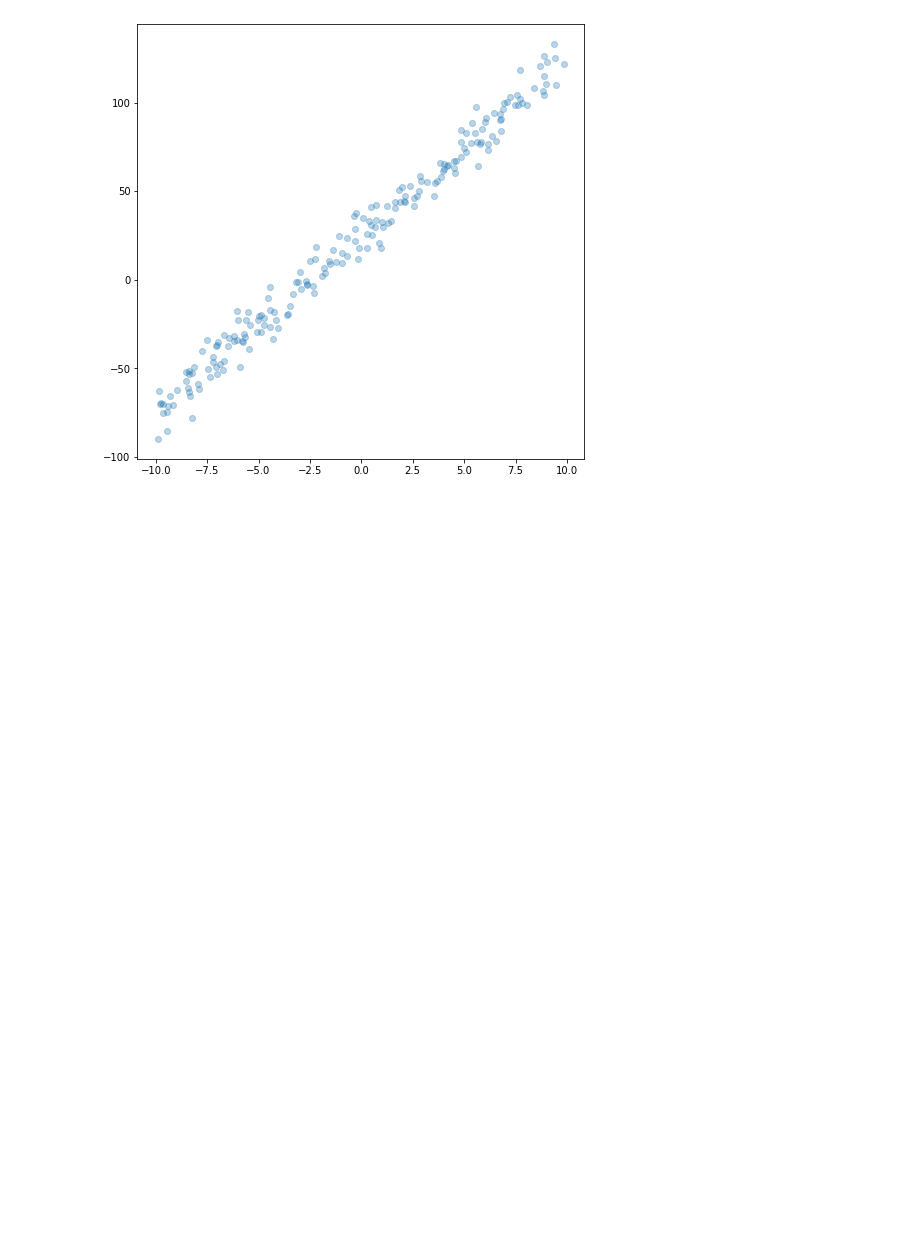
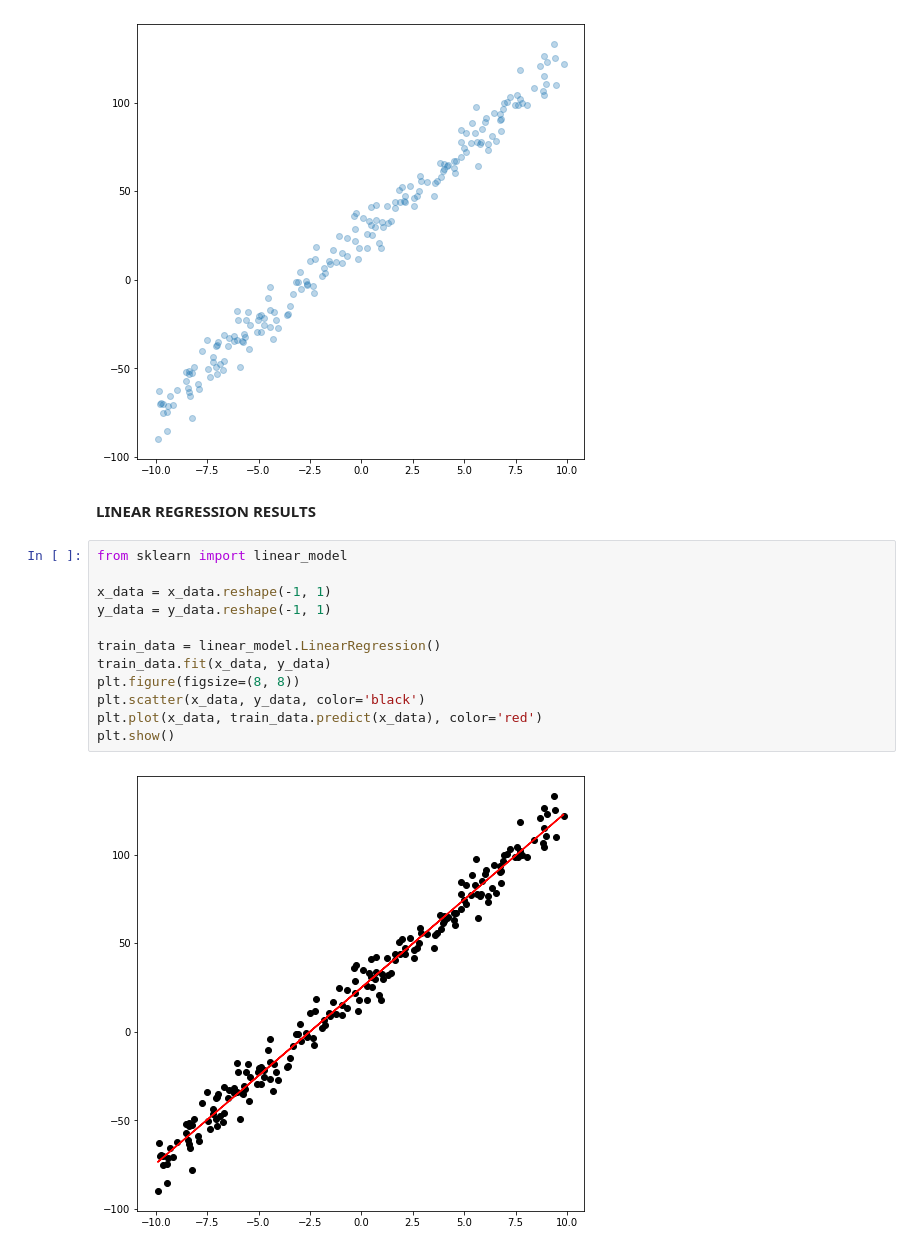
Before and after one commit to dvkieu/ImageProcessing-Kieu, a Jupyter notebook: Assignment_03.ipynb, the cells around one changed output. Saved outputs shown, nothing was run; the diff lists cells and outputs as text; blank space fills up the shorter version.

Commit message:
Plotting the linear regression result

```diff
--- a/Assignment_03.ipynb
+++ b/Assignment_03.ipynb
@@ -15,3 +15,19 @@ plt.scatter(x_data, y_data, alpha=0.3)
 plt.show()
 # %% [output]
 [figure]
+# %% [markdown]
+**LINEAR REGRESSION RESULTS**
+# %%
+from sklearn import linear_model
+
+x_data = x_data.reshape(-1, 1)
+y_data = y_data.reshape(-1, 1)
+
+train_data = linear_model.LinearRegression()
+train_data.fit(x_data, y_data)
+plt.figure(figsize=(8, 8))
+plt.scatter(x_data, y_data, color='black')
+plt.plot(x_data, train_data.predict(x_data), color='red')
+plt.show()
+# %% [output]
+[figure, added]
```
